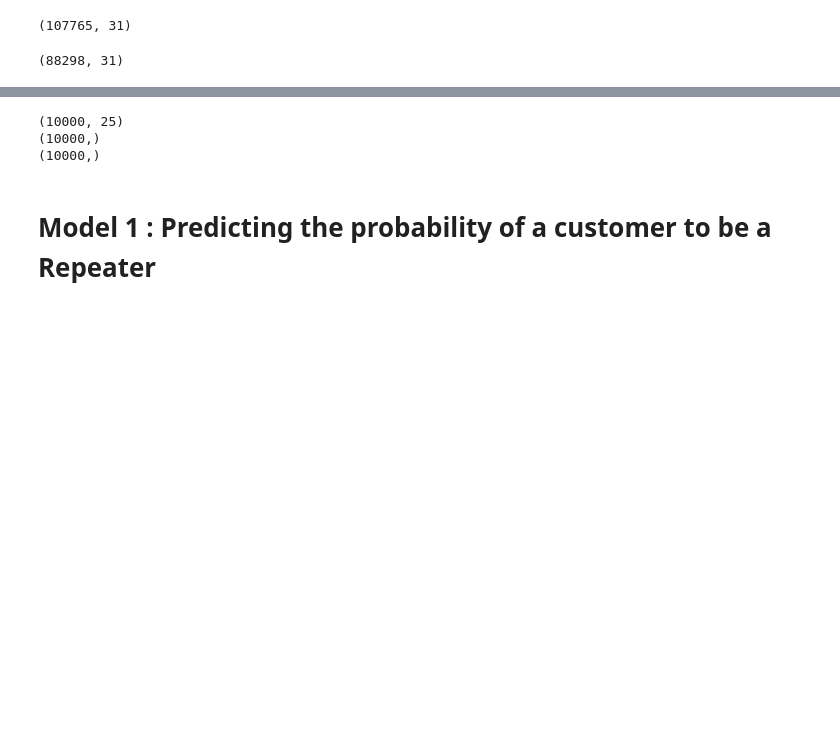
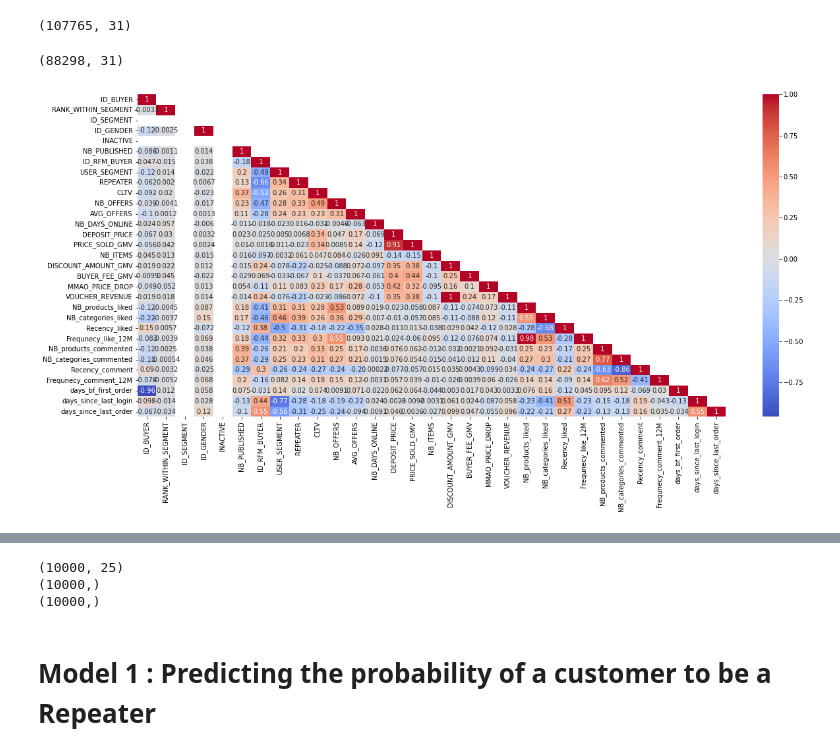
Before and after one commit to SHIYUNWANG22/CRP_VC, a Jupyter notebook: model_v1_cleaned.ipynb, the cells around one changed output, grey strips where cells are left out. Cells and saved outputs as stored; diff of their text form; code cells hidden in the pictures; blank space fills up the shorter version.

```diff
--- a/model_v1_cleaned.ipynb
+++ b/model_v1_cleaned.ipynb
@@ -224,3 +295,27 @@ df.shape
+# %%
+def corr_plot(df):
+    '''
+    Plot correlation matrix
+
+    Parameters
+    ----------
+    df : pandas.DataFrame
+        Dataframe to plot
+
+    Returns
+    -------
+    plot of correlation matrix
+
+    '''
+
+    corr = df.corr()
+    f, ax = plt.subplots(figsize=(20, 9))
+    sns.heatmap(corr, annot=True, cmap='coolwarm', ax=ax, mask= np.triu(corr, k=1))
+    plt.show()
+# %%
+corr_plot(df)
+# %% [output]
+[figure, added]
 # %%
 # keep only 10000 rows for the moment
 df = df.sample(n=10000, random_state=42)
```
Also changed, not shown: parts of 17 cells of this notebook, 4 other files.
